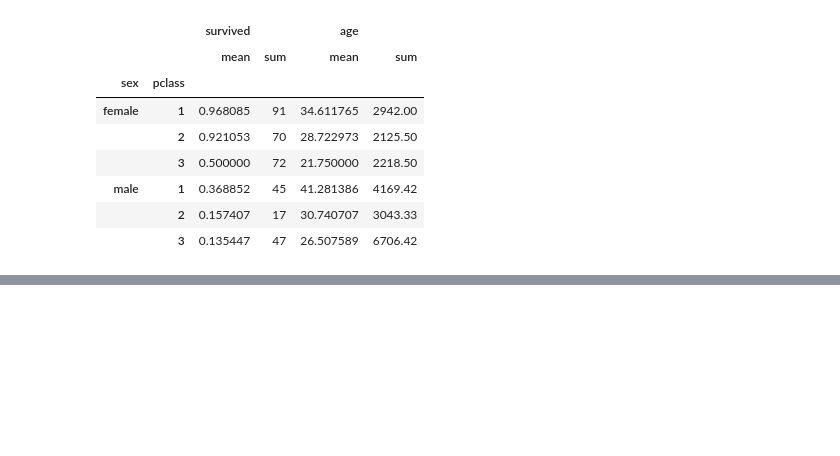
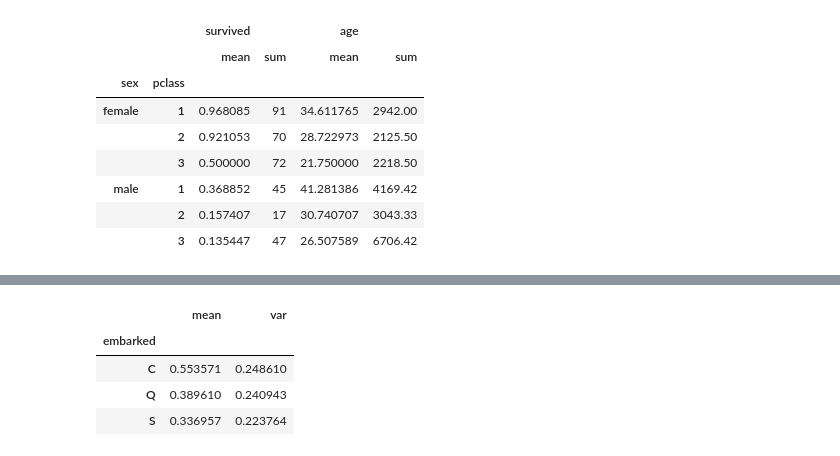
Before and after one commit to froggy-hyun/pandas_note, a Jupyter notebook: 06. Groupby와 Pivot table(with타이타닉호 데이터).ipynb, the cells around one changed output, grey strips where cells are left out. Cells and saved outputs as stored; diff of their text form; code cells hidden in the pictures; blank space fills up the shorter version.

```diff
--- a/06. Groupby와 Pivot table(with타이타닉호 데이터).ipynb
+++ b/06. Groupby와 Pivot table(with타이타닉호 데이터).ipynb
@@ -333,0 +426,8 @@ df.groupby(['sex', 'pclass'])[['survived', 'age']].agg(['mean', 'sum'])
+# %%
+sample.groupby('embarked')['survived'].agg(['mean', 'var'])
+# %% [output]
+|  | mean | var |
+| embarked |  |  |
+| C | 0.553571 | 0.248610 |
+| Q | 0.389610 | 0.240943 |
+| S | 0.336957 | 0.223764 |
```
Also changed, not shown: parts of 21 cells of this notebook.
